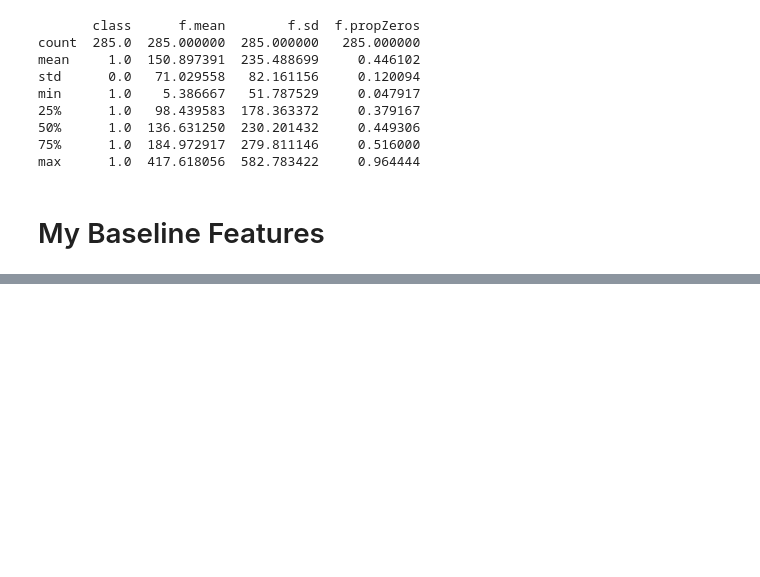
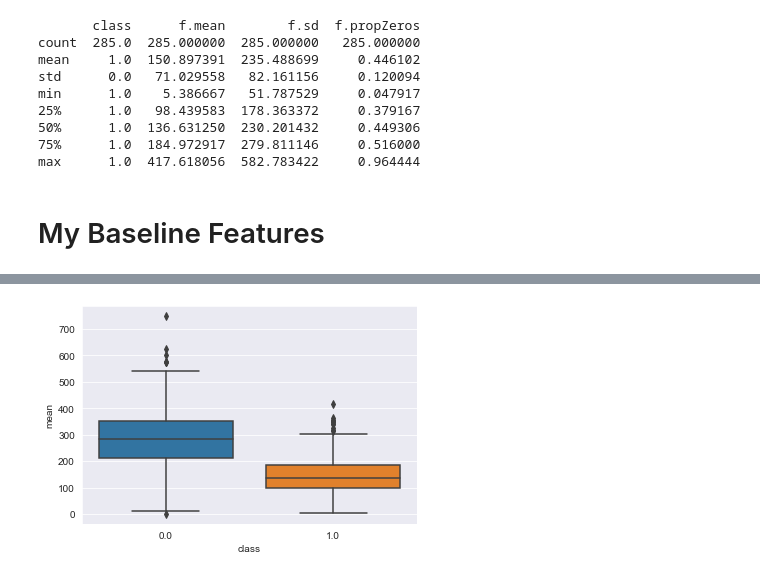
Before and after one commit to fellipepf/final-project-datascience-mtu, a Jupyter notebook: code/notebooks/EDA_Notebook.ipynb, the cells around one changed output, grey strips where cells are left out. Saved outputs shown, nothing was run; the diff lists cells and outputs as text; code cells hidden in the pictures; blank space fills up the shorter version.

```diff
--- a/code/notebooks/EDA_Notebook.ipynb
+++ b/code/notebooks/EDA_Notebook.ipynb
@@ -139,0 +154,4 @@ from psykose import stats_day_night
+# %%
+baselineControl = generate_baseline(control)
+baselinePatient = generate_baseline(patient)
+join_baselines = pd.concat([baselineControl, baselinePatient])
@@ -139,0 +196,7 @@ from psykose import stats_day_night
+# %%
+# 0 control or normal
+# 1 condition or patient
+
+eda_baseline_boxplot(join_baselines, utils.Feature.MEAN)
+# %% [output]
+[figure, added]
```
Also changed, not shown: parts of 11 cells of this notebook, 3 other files.
